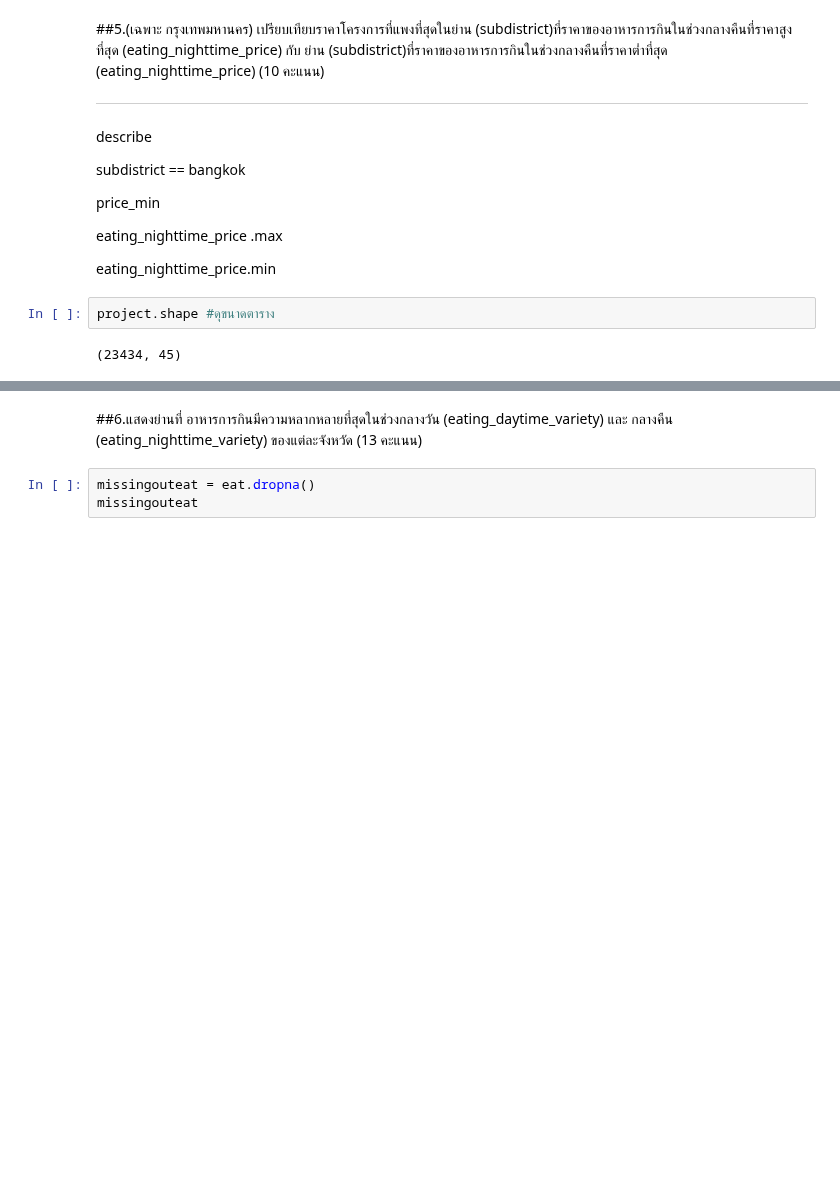
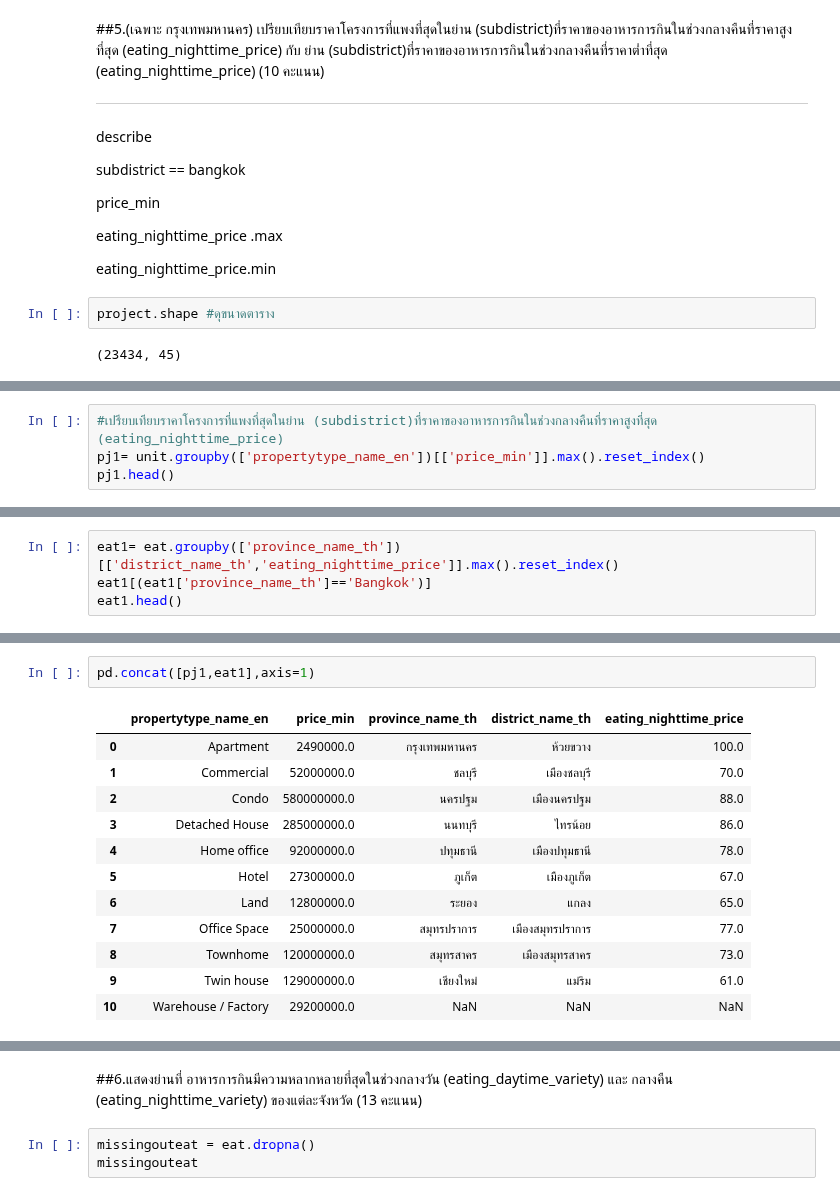
Before and after one commit to sucheerarighthere/BasicProg_DataViz65, a Jupyter notebook: midterm65.ipynb, the cells around one changed output, grey strips where cells are left out. Drawn from its saved outputs; the diff is of its cells as text; blank space fills up the shorter version.

```diff
--- a/midterm65.ipynb
+++ b/midterm65.ipynb
@@ -137,0 +135,4 @@ pjgb.head()
+# %%
+#เปรียบเทียบราคาโครงการที่แพงที่สุดในย่าน (subdistrict)ที่ราคาของอาหารการกินในช่วงกลางคืนที่ราคาสูงที่สุด (eating_nighttime_price)
+pj1= unit.groupby(['propertytype_name_en'])[['price_min']].max().reset_index()
+pj1.head()
@@ -137,0 +146,4 @@ pjgb.head()
+# %%
+eat1= eat.groupby(['province_name_th'])[['district_name_th','eating_nighttime_price']].max().reset_index()
+eat1[(eat1['province_name_th']=='Bangkok')]
+eat1.head()
@@ -137,0 +157,15 @@ pjgb.head()
+# %%
+pd.concat([pj1,eat1],axis=1)
+# %% [output]
+|  | propertytype_name_en | price_min | province_name_th | district_name_th | eating_nighttime_price |
+| 0 | Apartment | 2490000.0 | กรุงเทพมหานคร | ห้วยขวาง | 100.0 |
+| 1 | Commercial | 52000000.0 | ชลบุรี | เมืองชลบุรี | 70.0 |
+| 2 | Condo | 580000000.0 | นครปฐม | เมืองนครปฐม | 88.0 |
+| 3 | Detached House | 285000000.0 | นนทบุรี | ไทรน้อย | 86.0 |
+| 4 | Home office | 92000000.0 | ปทุมธานี | เมืองปทุมธานี | 78.0 |
+| 5 | Hotel | 27300000.0 | ภูเก็ต | เมืองภูเก็ต | 67.0 |
+| 6 | Land | 12800000.0 | ระยอง | แกลง | 65.0 |
+| 7 | Office Space | 25000000.0 | สมุทรปราการ | เมืองสมุทรปราการ | 77.0 |
+| 8 | Townhome | 120000000.0 | สมุทรสาคร | เมืองสมุทรสาคร | 73.0 |
+| 9 | Twin house | 129000000.0 | เชียงใหม่ | แม่ริม | 61.0 |
+| 10 | Warehouse / Factory | 29200000.0 | NaN | NaN | NaN |
```
Also changed, not shown: parts of 6 cells of this notebook.
